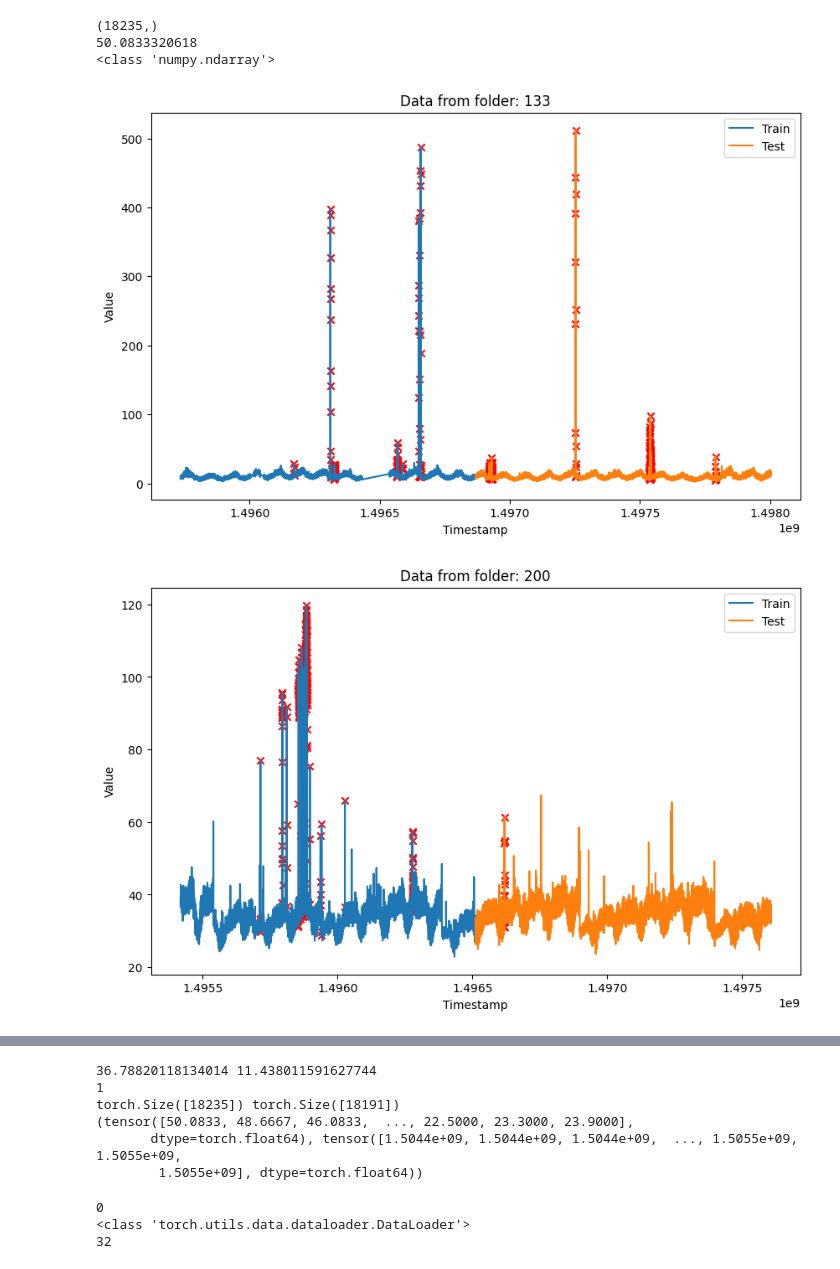
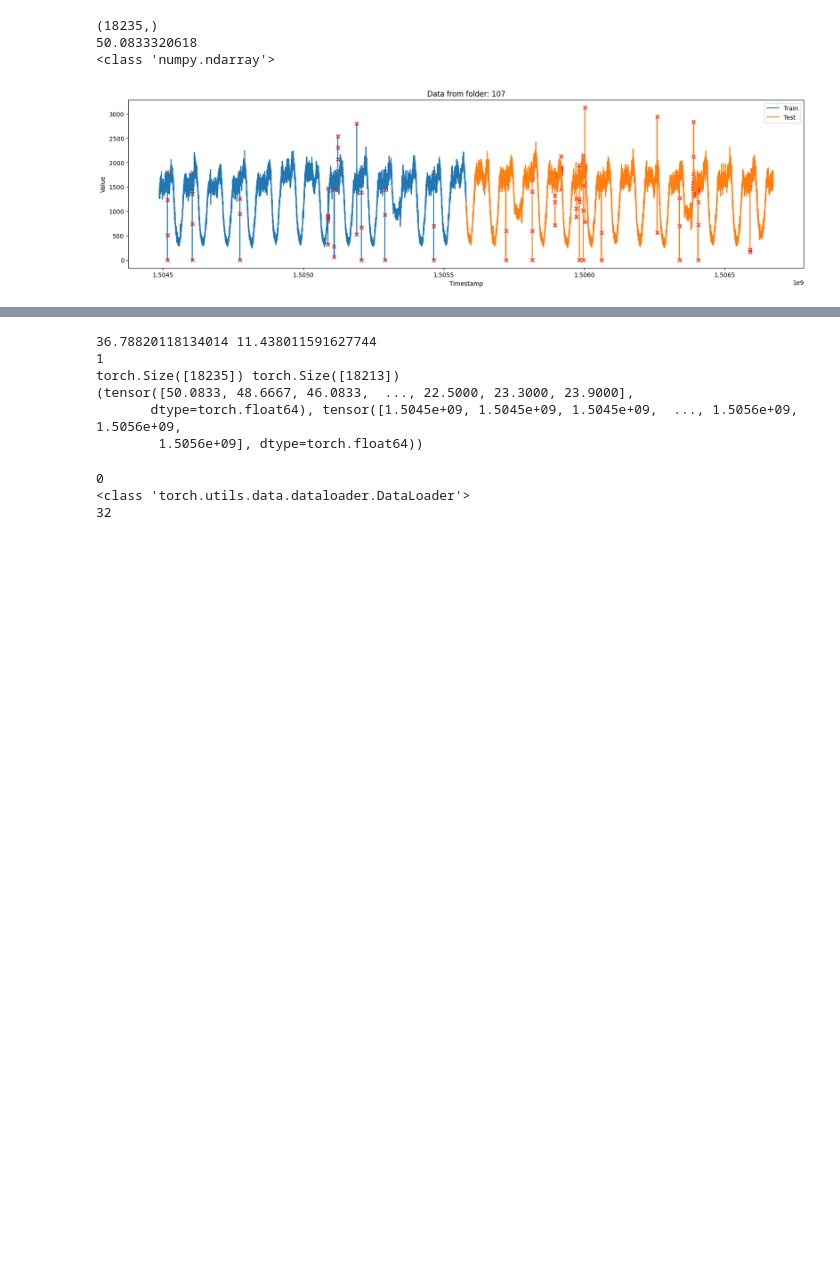
Before and after one commit to yaiciines/MAP594---Time-Series-Anomaly-Detection, a Jupyter notebook: DDPM/vis_Time_Series.ipynb, the cells around one changed output, grey strips where cells are left out. Drawn from its saved outputs; the diff is of its cells as text; code cells hidden in the pictures; blank space fills up the shorter version.

```diff
--- a/DDPM/vis_Time_Series.ipynb
+++ b/DDPM/vis_Time_Series.ipynb
@@ -50,37 +49,36 @@ import matplotlib.pyplot as plt
 # Select 5 random folders
 folders = os.listdir('../datasets/UTS/WSD')
 folders = random.sample(folders, 5)
-
+folders = [107]
 # Plot the train.npy and test.npy files in each selected folder
 for folder in folders:
     train_data = np.load(f'../datasets/UTS/WSD/{folder}/train.npy')
     print
     test_data = np.load(f'../datasets/UTS/WSD/{folder}/test.npy')
 
     train_timestamp = np.load(f'../datasets/UTS/WSD/{folder}/train_timestamp.npy')
     test_timestamp = np.load(f'../datasets/UTS/WSD/{folder}/test_timestamp.npy')
 
     # Plot the train and test data in one figure using different colors
-    plt.figure(figsize=(10, 6))
+    plt.figure(figsize=(20, 5))
     plt.plot(train_timestamp, train_data, label='Train')
     plt.plot(test_timestamp, test_data, label='Test')
 
     # Plot anomalies as points in red
     train_label = np.load(f'../datasets/UTS/WSD/{folder}/train_label.npy')
     test_label = np.load(f'../datasets/UTS/WSD/{folder}/test_label.npy')
 
     for i, label in enumerate(train_label):
         if label:
             plt.scatter(train_timestamp[i], train_data[i], color='red', marker='x', label='Anomaly' if i == 0 else "")
     for i, label in enumerate(test_label):
         if label:
             plt.scatter(test_timestamp[i], test_data[i], color='red', marker='x', label='Anomaly' if i == 0 else "")
 
     plt.title(f"Data from folder: {folder}")
     plt.xlabel('Timestamp')
     plt.ylabel('Value')
     plt.legend()
     plt.show()
 # %% [output]
-[figure, old version]
+[figure, new version]
-[figure, removed]
@@ -107,10 +102,10 @@ print(data)
 # %% [output]
 36.78820118134014 11.438011591627744
 1
-torch.Size([18235]) torch.Size([18191])
+torch.Size([18235]) torch.Size([18213])
 (tensor([50.0833, 48.6667, 46.0833,  ..., 22.5000, 23.3000, 23.9000],
-       dtype=torch.float64), tensor([1.5044e+09, 1.5044e+09, 1.5044e+09,  ..., 1.5055e+09, 1.5055e+09,
-        1.5055e+09], dtype=torch.float64))
+       dtype=torch.float64), tensor([1.5045e+09, 1.5045e+09, 1.5045e+09,  ..., 1.5056e+09, 1.5056e+09,
+        1.5056e+09], dtype=torch.float64))
 # %%
 from torch.utils.data import DataLoader
 dataloader = DataLoader( data , batch_size=32, shuffle=False, drop_last=True)
```
Also changed, not shown: parts of 16 cells of this notebook, 26 other files.
